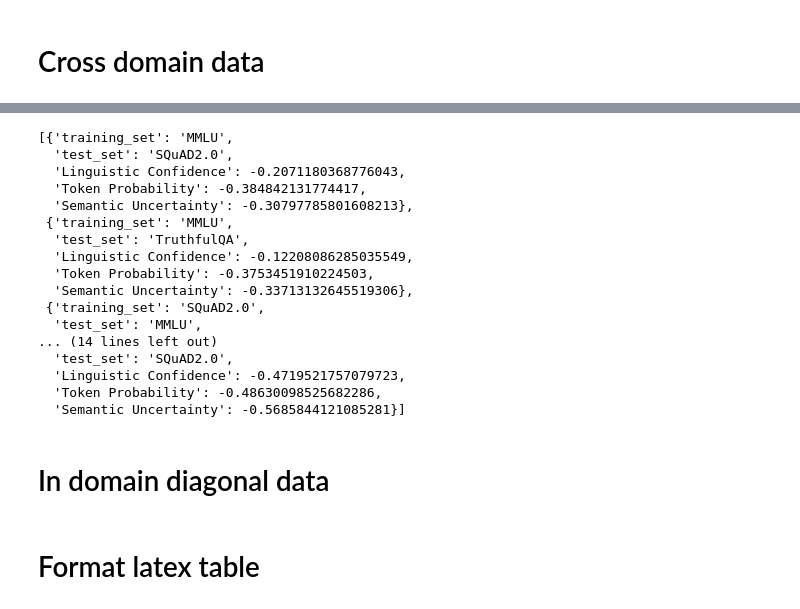
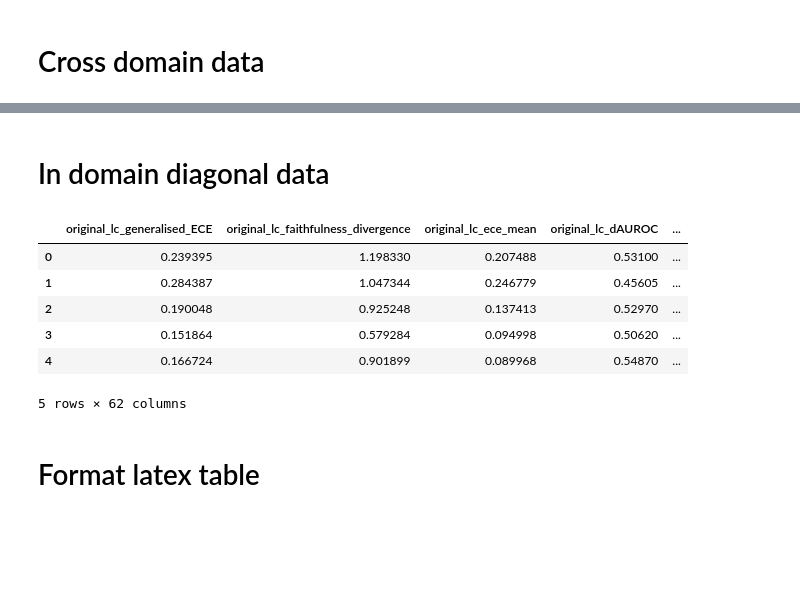
Before and after one commit to Ivan-Yeh/lm-confidence-evaluation-harness, a Jupyter notebook: paper_materials/tab_cross_domain_post_hoc.ipynb, the cells around one changed output, grey strips where cells are left out. Saved outputs shown, nothing was run; the diff lists cells and outputs as text; code cells hidden in the pictures; blank space fills up the shorter version.

```diff
--- a/paper_materials/tab_cross_domain_post_hoc.ipynb
+++ b/paper_materials/tab_cross_domain_post_hoc.ipynb
@@ -134,34 +102,3 @@ fd_improvement_df.to_dict("records")
-# %%
-ece_improvement_df  = dataset_weighted_average_mean[["training_set", "test_set"]].copy()
-
-ece_improvement_df["Linguistic Confidence"] = (dataset_weighted_average_mean["calibrated_lc_rewritten_lc_generalised_ECE"] - dataset_weighted_average_mean["original_lc_generalised_ECE"])
-ece_improvement_df["Token Probability"] = (dataset_weighted_average_mean["calibrated_tp_rewritten_lc_generalised_ECE"] - dataset_weighted_average_mean["original_lc_generalised_ECE"])
-ece_improvement_df["Semantic Uncertainty"] = (dataset_weighted_average_mean["calibrated_su_rewritten_lc_generalised_ECE"] - dataset_weighted_average_mean["original_lc_generalised_ECE"])
-
-if pct:
-    ece_improvement_df["Linguistic Confidence"] = ece_improvement_df["Linguistic Confidence"] / dataset_weighted_average_mean["original_lc_generalised_ECE"]
-    ece_improvement_df["Token Probability"] = ece_improvement_df["Token Probability"] / dataset_weighted_average_mean["original_lc_generalised_ECE"]
-    ece_improvement_df["Semantic Uncertainty"] = ece_improvement_df["Semantic Uncertainty"] / dataset_weighted_average_mean["original_lc_generalised_ECE"]
-
-ece_improvement_df.to_dict("records")
-# %% [output]
-[{'training_set': 'MMLU',
-  'test_set': 'SQuAD2.0',
-  'Linguistic Confidence': -0.2071180368776043,
-  'Token Probability': -0.384842131774417,
-  'Semantic Uncertainty': -0.30797785801608213},
- {'training_set': 'MMLU',
-  'test_set': 'TruthfulQA',
-  'Linguistic Confidence': -0.12208086285035549,
-  'Token Probability': -0.3753451910224503,
-  'Semantic Uncertainty': -0.33713132645519306},
- {'training_set': 'SQuAD2.0',
-  'test_set': 'MMLU',
-... (14 lines left out)
-  'test_set': 'SQuAD2.0',
-  'Linguistic Confidence': -0.4719521757079723,
-  'Token Probability': -0.48630098525682286,
-  'Semantic Uncertainty': -0.5685844121085281}]
 # %% [markdown]
 # In domain diagonal data
 # %%
@@ -238,3 +147,13 @@ in_domain_fd_df = pd.DataFrame(in_domain_fd)
+# %%
+raw_in[raw_in["dataset"] == "MMLU"]
+# %% [output]
+|  | original_lc_generalised_ECE | original_lc_faithfulness_divergence | original_lc_ece_mean | original_lc_dAUROC | ... |
+| 0 | 0.239395 | 1.198330 | 0.207488 | 0.53100 | ... |
+| 1 | 0.284387 | 1.047344 | 0.246779 | 0.45605 | ... |
+| 2 | 0.190048 | 0.925248 | 0.137413 | 0.52970 | ... |
+| 3 | 0.151864 | 0.579284 | 0.094998 | 0.50620 | ... |
+| 4 | 0.166724 | 0.901899 | 0.089968 | 0.54870 | ... |
+5 rows × 62 columns
 # %% [markdown]
 # Format latex table
 # %%
```
Also changed, not shown: parts of 7 cells of this notebook, 14 other files.
